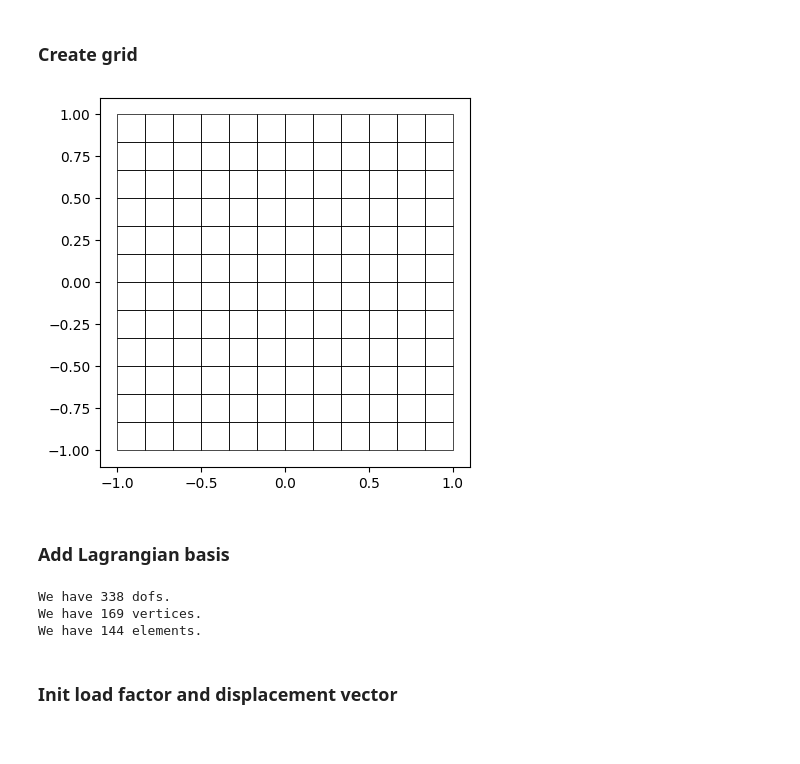
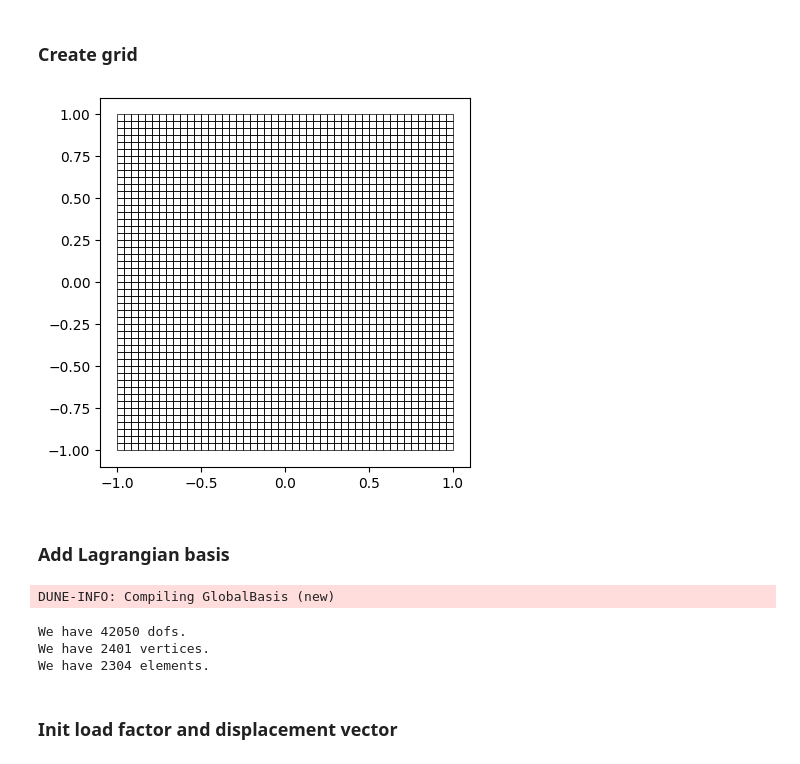
Before and after one commit to rath3t/visualStudioCodeAndIkarus, a Jupyter notebook: nonLinearElasticity.ipynb, the cells around one changed output. Cells and saved outputs as stored; diff of their text form; code cells hidden in the pictures.

```diff
--- a/nonLinearElasticity.ipynb
+++ b/nonLinearElasticity.ipynb
@@ -44,24 +44,25 @@ from dune.vtk import  vtkWriter
 # %%
 lowerLeft = [-1,-1]
 upperRight = [1,1]
 elements = [3,3]
 
 grid = dune.grid.structuredGrid(lowerLeft,upperRight,elements)
-grid.hierarchicalGrid.globalRefine(2)
+grid.hierarchicalGrid.globalRefine(4)
 grid.plot()
 # %% [output]
-[figure, old version]
+[figure, new version]
 # %% [markdown]
 ### Add Lagrangian basis
 # %%
-basisLagrange1 = dune.functions.defaultGlobalBasis(grid, dune.functions.Power(dune.functions.Lagrange(order=1),2))
+basisLagrange1 = dune.functions.defaultGlobalBasis(grid, dune.functions.Power(dune.functions.Lagrange(order=3),2))
 print('We have {} dofs.'.format(len(basisLagrange1)))
 print('We have {} vertices.'.format(grid.size(2)))
 print('We have {} elements.'.format(grid.size(0)))
 # %% [output]
-We have 338 dofs.
-We have 169 vertices.
-We have 144 elements.
+DUNE-INFO: Compiling GlobalBasis (new)
+We have 42050 dofs.
+We have 2401 vertices.
+We have 2304 elements.
 # %% [markdown]
 ### Init load factor and displacement vector
 # %%
```
Also changed, not shown: parts of 9 cells of this notebook, 1 other file.
